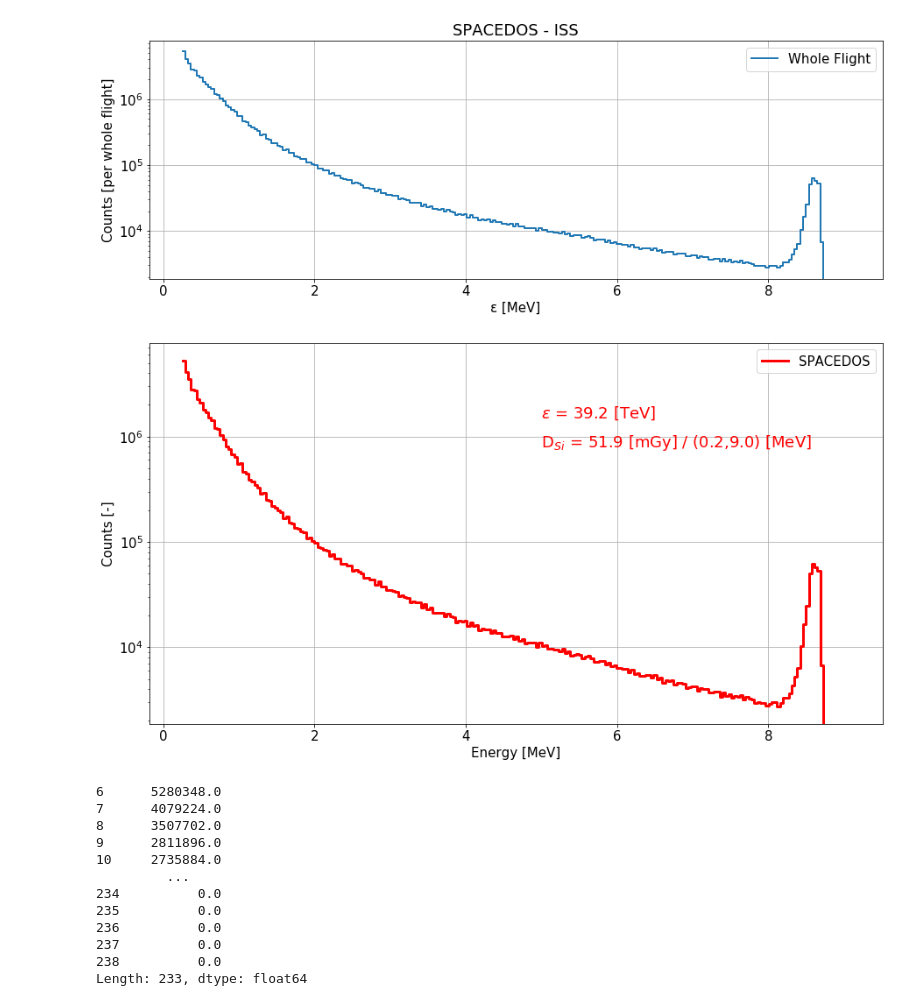
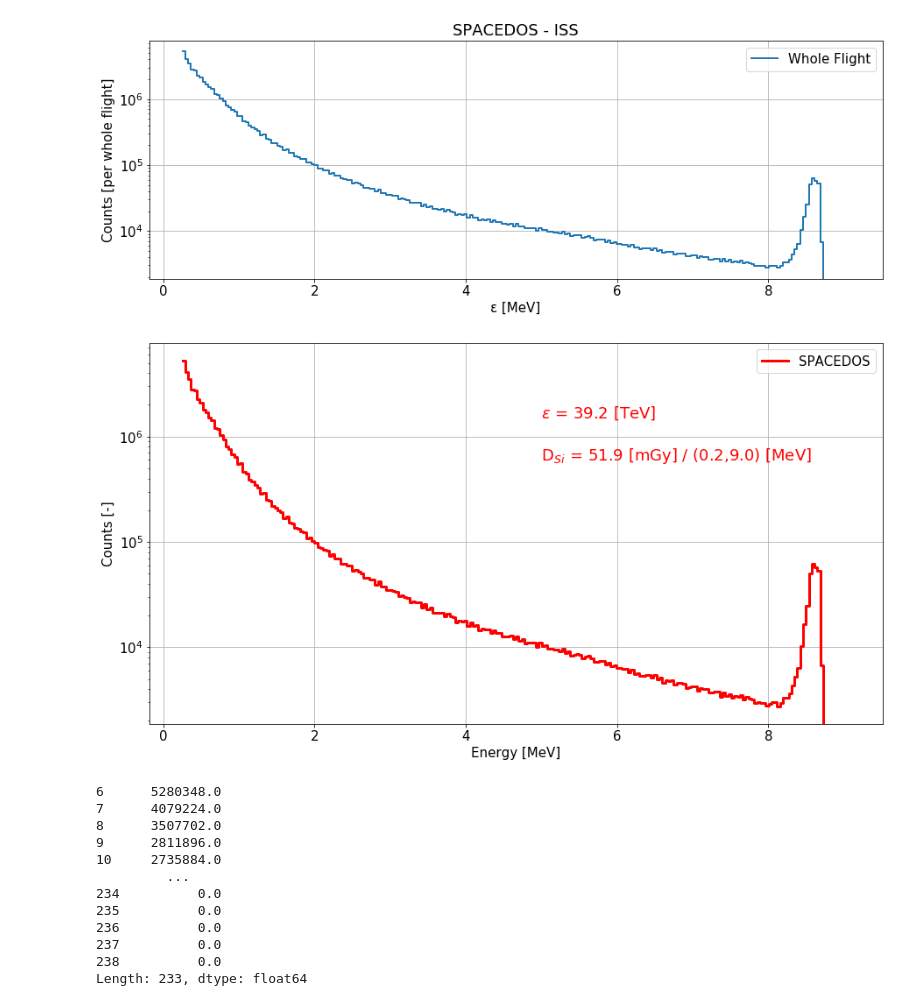
Before and after one commit to ODZ-UJF-AV-CR/ISS_SPACEDOS, a Jupyter notebook: SPACEDOS02A.ipynb, the cells around one changed output. Saved outputs shown, nothing was run; the diff lists cells and outputs as text; code cells hidden in the pictures.

```diff
--- a/SPACEDOS02A.ipynb
+++ b/SPACEDOS02A.ipynb
@@ -604,35 +604,35 @@ FROM_ENERGY = 0.2
 TO_ENERGY = 9.0
 
 e['deposit'] = e['1'] * e['x']
 depener = e.loc[(e['x']>=FROM_ENERGY)&(e['x']<=TO_ENERGY),'deposit'].sum() # MeV
 
 #print(xx.iloc[10:12,5:8])
 
 dose = 1e6 * (1.602e-19 * depener * 1e6) / 0.1398e-3
 
 # size of the chip (20 mm · 10 mm),
 # the thickness of the depletion layer (0.3 mm),
 # and the density of silicon (2.33 g cm^3)
 # = 0.1398e-3 kg
 #dose = ((1e6 * (1.602e-19 * depener * 1e6)/0.1398e-3)/10.4) * 3600 # in uGy/h
 #ambient dose = ((1e6 * (1.602e-19 * depener * 1e6)/0.1398e-3)/10.4) * 3600 * 2.71 # in uSv/h
 
 plt.figure(figsize=(15,8))
 plt.tight_layout()
 plt.yscale('log')
 
 plt.plot(e['x'],e['1'], c='r', lw=3, drawstyle='steps-post', label='SPACEDOS')
 
 plt.text(5, 1.5e6, r'$\epsilon$ = ' + str(round(depener/1e6,1)) + ' [TeV]', fontsize=18, color='r')
-plt.text(5, 8e5, r'D$_S$$_i$ = ' + str(round(dose*1.1*1.05/1e3,1)) + r' [mGy] / (' + str(FROM_ENERGY) + ',' + str(TO_ENERGY) + ') [MeV]', fontsize=18, color='r')
+plt.text(5, 6e5, r'D$_S$$_i$ = ' + str(round(dose*1.1*1.05/1e3,1)) + r' [mGy] / (' + str(FROM_ENERGY) + ',' + str(TO_ENERGY) + ') [MeV]', fontsize=18, color='r')
 #plt.text(5, 4e5, r'H*(10) = ' + str(round(dose*1.1*1.05*2.45,1)) + r' [$\mu$Gy] / (' + str(FROM_ENERGY) + ',' + str(TO_ENERGY) + ') [MeV]', fontsize=18, color='r')
 
 plt.legend()
 plt.xlabel('Energy [MeV]')
 plt.ylabel('Counts [-]')
 plt.grid()
 # %% [output]
-[figure, old version]
+[figure, new version]
 # %%
 #rc.iloc[:,LOW_ENERGY:HIGH_ENERGY]
 rc.iloc[:,6:HIGH_ENERGY]
```
Also changed, not shown: parts of 19 cells of this notebook, 1 other file.
